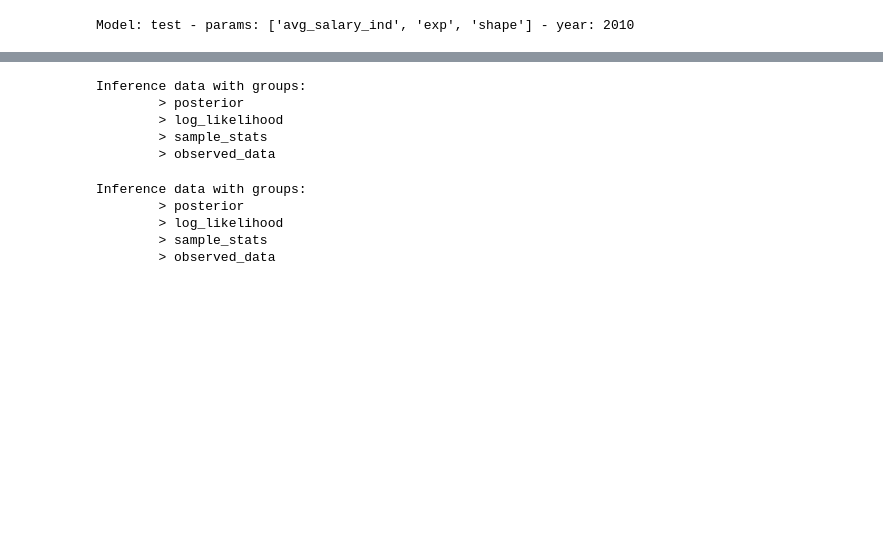
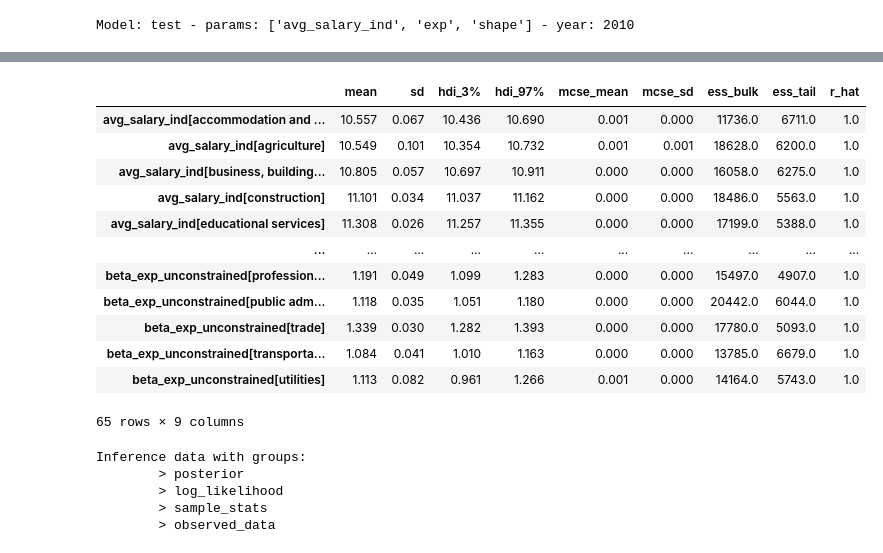
Before and after one commit to andrescastillovega/LabourSIM, a Jupyter notebook: Models/Wages/notebooks/numpyro_test.ipynb, the cells around one changed output, grey strips where cells are left out. Cells and saved outputs as stored; diff of their text form; code cells hidden in the pictures; blank space fills up the shorter version.

```diff
--- a/Models/Wages/notebooks/numpyro_test.ipynb
+++ b/Models/Wages/notebooks/numpyro_test.ipynb
@@ -99,9 +99,9 @@ class GammaGML():
         self.online_learning = online_learning
 
         self.get_var_dims(parameters)
-        self.get_coords_dims()
         self.data_processing(dataset, standardize_vars, year)
         self.get_plates()
+        self.get_coords_dims()
 
     def __repr__(self):
         if self.year is not None:
@@ -133,8 +133,6 @@ class GammaGML():
 
             if self.vars[var]["dims"] is not None:
                 dims[var_name] = [f"{dim}" for dim in self.vars[var]["dims"]]
-
-        print("coords", coords)
 
         self.coords = coords
         self.dims = dims
@@ -210,7 +208,6 @@ class GammaGML():
         distribution_class = self.priors[self.vars[var]["dist"]]
         if self.vars[var]["dist"] == "custom":
             distribution = distribution_class(data=dist_params)
-            # print("BF", distribution.sample(random.PRNGKey(0), sample_shape=(1000,)).mean())
         else:
             distribution = distribution_class(**dist_params)
 
@@ -223,7 +220,6 @@ class GammaGML():
             prior = numpyro.deterministic(f"{prior_name}", dist_params["loc"] + offset * dist_params["scale"])
         else:
             prior = numpyro.sample(name = prior_name, fn = distribution)
-            # print("AF", prior.mean())
         return prior
 
     def build(self, last_trace=None):
@@ -280,16 +276,24 @@ class GammaGML():
 
         return model
 
-    def run_model(self, model, draws=4000, warmup=4000, chains=4, target_accept_prob=0.95, postprocess_fn=None, progress_bar=True):
+    def add_unconstrained_vars(self, trace):
+        for var in trace.posterior.data_vars:
+            if var not in ['shape']:
+                new_var_name = f"{var}_unconstrained"
+                trace.posterior = trace.posterior.assign({new_var_name: np.exp(trace.posterior[var])})
+        return trace
+
+    def run_model(self, model, draws=4000, warmup=4000, chains=4, target_accept_prob=0.95, progress_bar=True):
         # Start from this source of randomness. We will split keys for subsequent operations.
         rng_key = random.PRNGKey(0)
         rng_key, rng_key_ = random.split(rng_key)
 
         # Run NUTS
         kernel = NUTS(model, target_accept_prob=target_accept_prob)
-        mcmc = MCMC(kernel, num_warmup=warmup, num_samples=draws, num_chains=chains, chain_method='parallel', postprocess_fn=postprocess_fn, progress_bar=progress_bar)
+        mcmc = MCMC(kernel, num_warmup=warmup, num_samples=draws, num_chains=chains, chain_method='parallel', progress_bar=progress_bar)
         mcmc.run(rng_key)
         trace = az.from_numpyro(mcmc, coords=self.coords, dims=self.dims)
+        trace = self.add_unconstrained_vars(trace)
         return trace
 # %%
 params = {
@@ -330,13 +311,21 @@ numpyro.render_model(model, render_distributions=False)
 # %%
 mcmc = gamma.run_model(model, warmup=2000, draws=2000)
-# %%
-mcmc
-# %% [output]
-Inference data with groups:
-        > posterior
-        > log_likelihood
-        > sample_stats
-        > observed_data
+# %%
+az.summary(mcmc)
+# %% [output]
+|  | mean | sd | hdi_3% | hdi_97% | mcse_mean | mcse_sd | ess_bulk | ess_tail | r_hat |
+| avg_salary_ind[accommodation and ... | 10.557 | 0.067 | 10.436 | 10.690 | 0.001 | 0.000 | 11736.0 | 6711.0 | 1.0 |
+| avg_salary_ind[agriculture] | 10.549 | 0.101 | 10.354 | 10.732 | 0.001 | 0.001 | 18628.0 | 6200.0 | 1.0 |
+| avg_salary_ind[business, building... | 10.805 | 0.057 | 10.697 | 10.911 | 0.000 | 0.000 | 16058.0 | 6275.0 | 1.0 |
+| avg_salary_ind[construction] | 11.101 | 0.034 | 11.037 | 11.162 | 0.000 | 0.000 | 18486.0 | 5563.0 | 1.0 |
+| avg_salary_ind[educational services] | 11.308 | 0.026 | 11.257 | 11.355 | 0.000 | 0.000 | 17199.0 | 5388.0 | 1.0 |
+| ... | ... | ... | ... | ... | ... | ... | ... | ... | ... |
+| beta_exp_unconstrained[profession... | 1.191 | 0.049 | 1.099 | 1.283 | 0.000 | 0.000 | 15497.0 | 4907.0 | 1.0 |
+| beta_exp_unconstrained[public adm... | 1.118 | 0.035 | 1.051 | 1.180 | 0.000 | 0.000 | 20442.0 | 6044.0 | 1.0 |
+| beta_exp_unconstrained[trade] | 1.339 | 0.030 | 1.282 | 1.393 | 0.000 | 0.000 | 17780.0 | 5093.0 | 1.0 |
+| beta_exp_unconstrained[transporta... | 1.084 | 0.041 | 1.010 | 1.163 | 0.000 | 0.000 | 13785.0 | 6679.0 | 1.0 |
+| beta_exp_unconstrained[utilities] | 1.113 | 0.082 | 0.961 | 1.266 | 0.001 | 0.000 | 14164.0 | 5743.0 | 1.0 |
+65 rows × 9 columns
 # %%
 import numpyro
 import numpyro.distributions as dist
```
Also changed, not shown: parts of 2 cells of this notebook, 5 other files.
